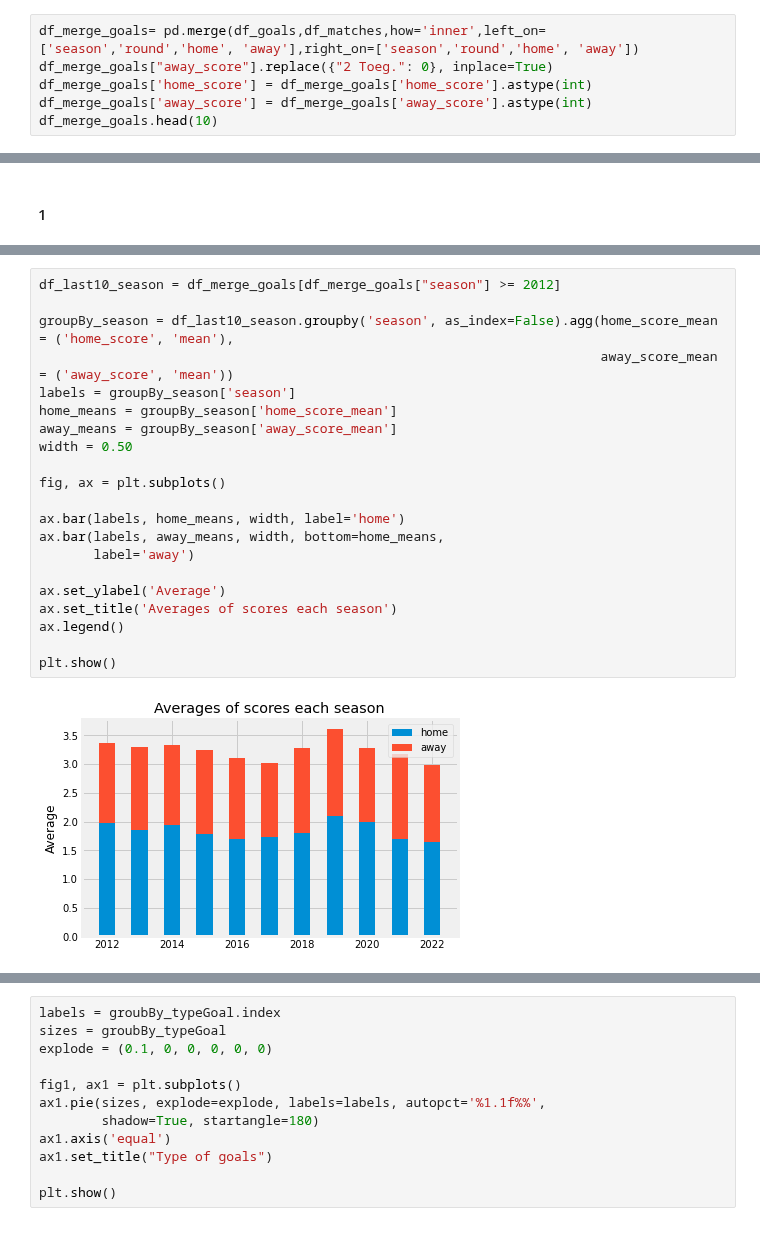
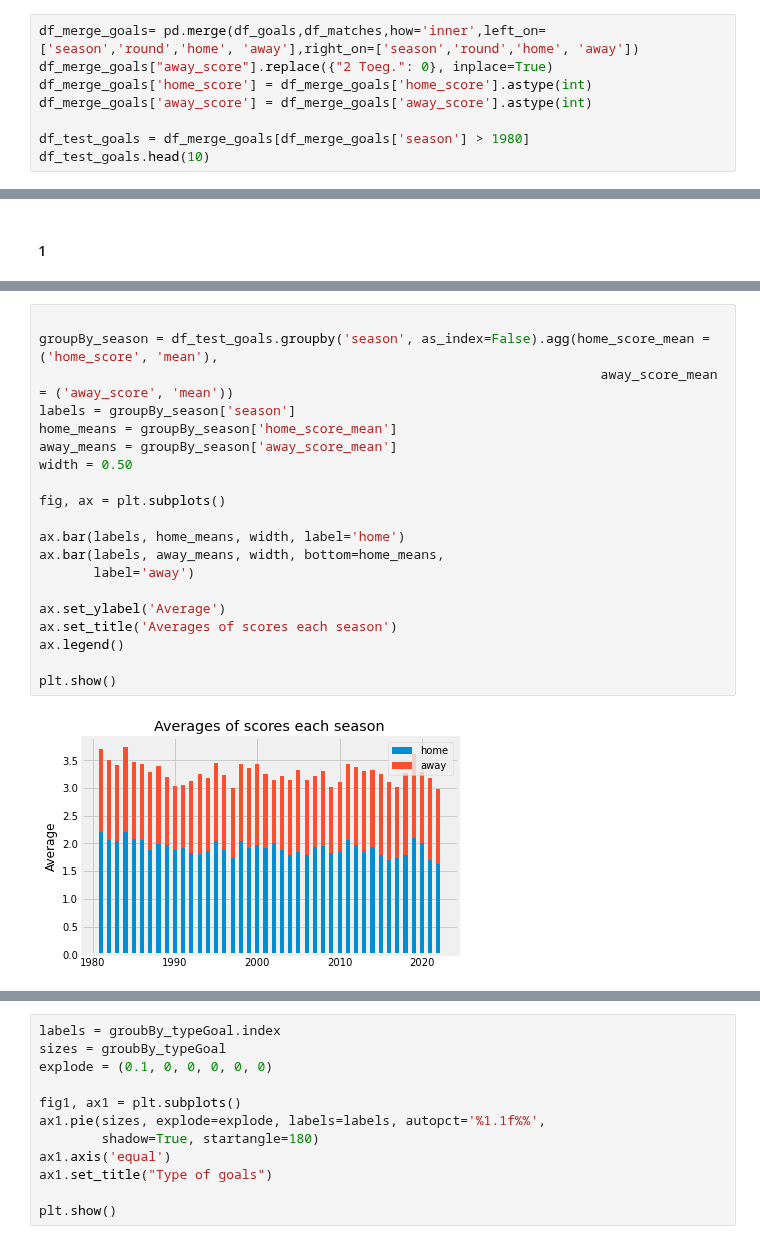
Before and after one commit to mohammedaljader/Football_Predictions_ML, a Jupyter notebook: final_notebook.ipynb, the cells around one changed output, grey strips where cells are left out. Cells and saved outputs as stored; diff of their text form.

```diff
--- a/final_notebook.ipynb
+++ b/final_notebook.ipynb
@@ -365,6 +345,8 @@ df_merge_goals= pd.merge(df_goals,df_matches,how='inner',left_on=['season','roun
 df_merge_goals["away_score"].replace({"2 Toeg.": 0}, inplace=True)
 df_merge_goals['home_score'] = df_merge_goals['home_score'].astype(int)
 df_merge_goals['away_score'] = df_merge_goals['away_score'].astype(int)
-df_merge_goals.head(10)
+
+df_test_goals = df_merge_goals[df_merge_goals['season'] > 1980]
+df_test_goals.head(10)
 # %% [output]
 |  | season | round | home | away | minute | first_goal | home_score | away_score | winning_team | ... |
@@ -437,24 +420,23 @@ df_plot.plot(kind="bar", title = "Top 10 teams - AWAY")
 # %%
-df_last10_season = df_merge_goals[df_merge_goals["season"] >= 2012]
 
-groupBy_season = df_last10_season.groupby('season', as_index=False).agg(home_score_mean = ('home_score', 'mean'),
+groupBy_season = df_test_goals.groupby('season', as_index=False).agg(home_score_mean = ('home_score', 'mean'),
                                                                         away_score_mean = ('away_score', 'mean'))
 labels = groupBy_season['season']
 home_means = groupBy_season['home_score_mean']
 away_means = groupBy_season['away_score_mean']
 width = 0.50
 
 fig, ax = plt.subplots()
 
 ax.bar(labels, home_means, width, label='home')
 ax.bar(labels, away_means, width, bottom=home_means,
        label='away')
 
 ax.set_ylabel('Average')
 ax.set_title('Averages of scores each season')
 ax.legend()
 
 plt.show()
 # %% [output]
-[figure, old version]
+[figure, new version]
 # %%
```
Also changed, not shown: parts of 50 cells of this notebook.
